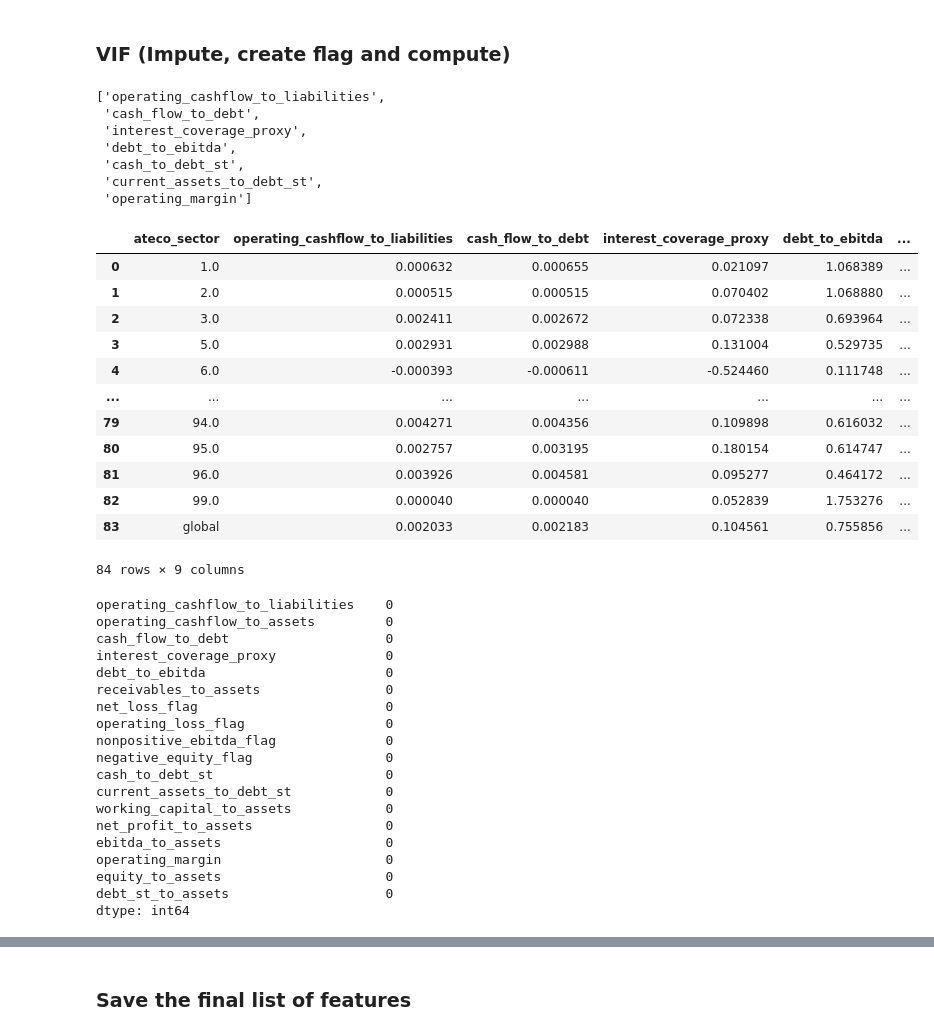
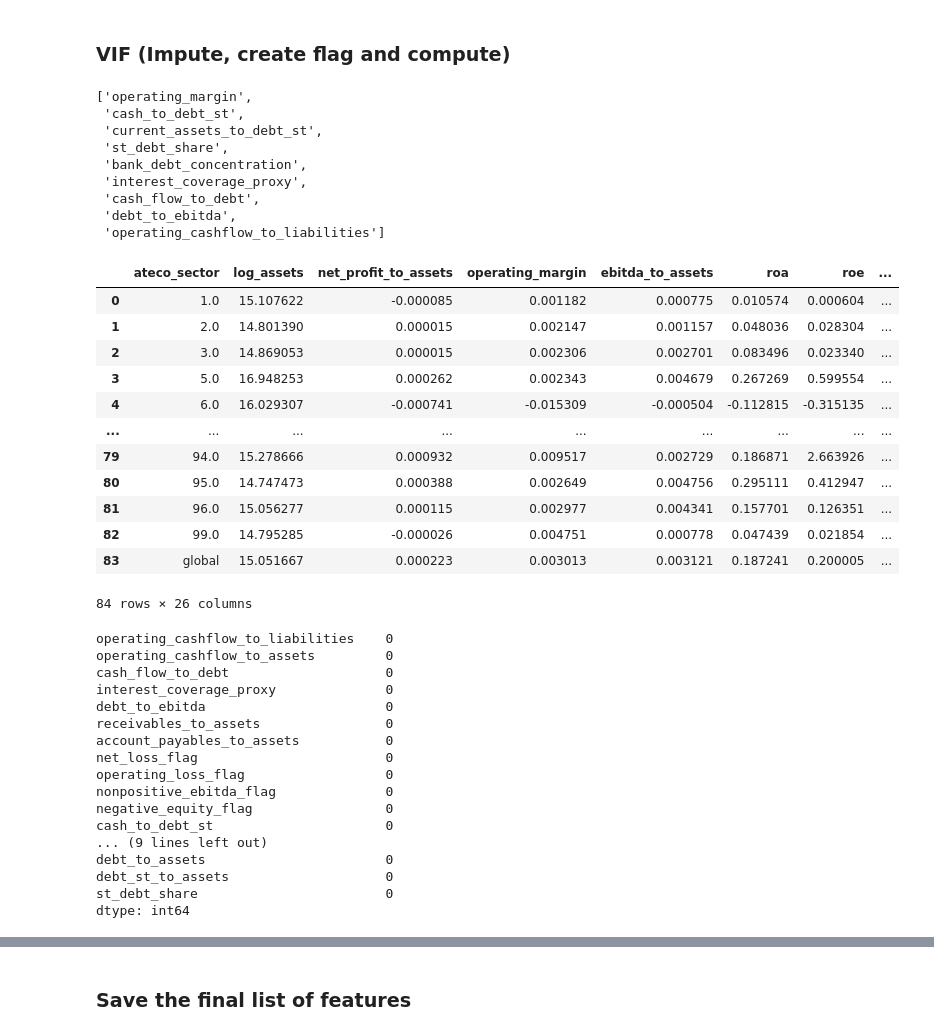
Before and after one commit to Anubhav3084/FinanceML-Course-Project, a Jupyter notebook: Project/Code/03_feature_selection.ipynb, the cells around one changed output, grey strips where cells are left out. Cells and saved outputs as stored; diff of their text form; code cells hidden in the pictures.

```diff
--- a/Project/Code/03_feature_selection.ipynb
+++ b/Project/Code/03_feature_selection.ipynb
@@ -72,7 +77,7 @@ def univariate_analysis(X, y, feature_categories):
 # %%
 feature_categories = {
     'size': ["log_assets"],
-    'profitability': ["net_profit_to_assets","operating_margin","ebitda_to_assets","roa"],
+    'profitability': ["net_profit_to_assets","operating_margin","ebitda_to_assets","roa", "roe"],
     'liquidity': ["working_capital_to_assets","cash_to_assets","cash_to_debt_st","current_assets_to_asset_total","current_assets_to_debt_st"],
     'solvency': ["equity_to_assets","debt_to_assets","debt_st_to_assets","st_debt_share","bank_debt_concentration"],
     'debt_servicing': ["interest_coverage_proxy","cash_flow_to_debt","debt_to_ebitda"],
@@ -177,37 +153,39 @@ selected_feats
 # %% [markdown]
 ### VIF (Impute, create flag and compute)
 # %%
-na_df = pd.DataFrame(train_feats[selected_feats].isna().sum())
+na_df = pd.DataFrame(train_feats.isna().sum())
 na_df.columns = ['na_cnt']
 cols_to_impute = list(na_df.query('na_cnt > 0').index)
 cols_to_impute
 # %% [output]
-['operating_cashflow_to_liabilities',
- 'cash_flow_to_debt',
- 'interest_coverage_proxy',
- 'debt_to_ebitda',
+['operating_margin',
  'cash_to_debt_st',
  'current_assets_to_debt_st',
- 'operating_margin']
+ 'st_debt_share',
+ 'bank_debt_concentration',
+ 'interest_coverage_proxy',
+ 'cash_flow_to_debt',
+ 'debt_to_ebitda',
+ 'operating_cashflow_to_liabilities']
 # %%
-feature_imputer = median_table_by_ateco_sector(train_feats, cols_to_impute, asset_col='log_assets')
+feature_imputer = median_table_by_ateco_sector(train_feats, [c for c in sum(feature_categories.values(), []) if 'flag' not in c and 'legal_struct' not in c], asset_col='log_assets')
 feature_imputer.to_csv('../Data/feature_imputer.csv', index=False)
 feature_imputer = pd.read_csv('../Data/feature_imputer.csv')
 feature_imputer
 # %% [output]
-|  | ateco_sector | operating_cashflow_to_liabilities | cash_flow_to_debt | interest_coverage_proxy | debt_to_ebitda | ... |
-| 0 | 1.0 | 0.000632 | 0.000655 | 0.021097 | 1.068389 | ... |
-| 1 | 2.0 | 0.000515 | 0.000515 | 0.070402 | 1.068880 | ... |
-| 2 | 3.0 | 0.002411 | 0.002672 | 0.072338 | 0.693964 | ... |
-| 3 | 5.0 | 0.002931 | 0.002988 | 0.131004 | 0.529735 | ... |
-| 4 | 6.0 | -0.000393 | -0.000611 | -0.524460 | 0.111748 | ... |
-| ... | ... | ... | ... | ... | ... | ... |
-| 79 | 94.0 | 0.004271 | 0.004356 | 0.109898 | 0.616032 | ... |
-| 80 | 95.0 | 0.002757 | 0.003195 | 0.180154 | 0.614747 | ... |
-| 81 | 96.0 | 0.003926 | 0.004581 | 0.095277 | 0.464172 | ... |
-| 82 | 99.0 | 0.000040 | 0.000040 | 0.052839 | 1.753276 | ... |
-| 83 | global | 0.002033 | 0.002183 | 0.104561 | 0.755856 | ... |
+|  | ateco_sector | log_assets | net_profit_to_assets | operating_margin | ebitda_to_assets | roa | roe | ... |
+| 0 | 1.0 | 15.107622 | -0.000085 | 0.001182 | 0.000775 | 0.010574 | 0.000604 | ... |
+| 1 | 2.0 | 14.801390 | 0.000015 | 0.002147 | 0.001157 | 0.048036 | 0.028304 | ... |
+| 2 | 3.0 | 14.869053 | 0.000015 | 0.002306 | 0.002701 | 0.083496 | 0.023340 | ... |
+| 3 | 5.0 | 16.948253 | 0.000262 | 0.002343 | 0.004679 | 0.267269 | 0.599554 | ... |
+| 4 | 6.0 | 16.029307 | -0.000741 | -0.015309 | -0.000504 | -0.112815 | -0.315135 | ... |
+| ... | ... | ... | ... | ... | ... | ... | ... | ... |
+| 79 | 94.0 | 15.278666 | 0.000932 | 0.009517 | 0.002729 | 0.186871 | 2.663926 | ... |
+| 80 | 95.0 | 14.747473 | 0.000388 | 0.002649 | 0.004756 | 0.295111 | 0.412947 | ... |
+| 81 | 96.0 | 15.056277 | 0.000115 | 0.002977 | 0.004341 | 0.157701 | 0.126351 | ... |
+| 82 | 99.0 | 14.795285 | -0.000026 | 0.004751 | 0.000778 | 0.047439 | 0.021854 | ... |
+| 83 | global | 15.051667 | 0.000223 | 0.003013 | 0.003121 | 0.187241 | 0.200005 | ... |
-84 rows × 9 columns
+84 rows × 26 columns
 # %%
 def missing_value_imputation(df, imputation_table, cols_to_impute, asset_col='asst_tot'):
     df_copy = df.copy()
@@ -232,5 +212,5 @@ train_feats_imputed = missing_value_imputation(train_feats, feature_imputer, col
 # %%
-train_feats_imputed[selected_feats].isna().sum()
+train_feats_imputed[auc_selected_feats].isna().sum()
 # %% [output]
 operating_cashflow_to_liabilities    0
 operating_cashflow_to_assets         0
@@ -238,16 +218,14 @@ cash_flow_to_debt                    0
 interest_coverage_proxy              0
 debt_to_ebitda                       0
 receivables_to_assets                0
+account_payables_to_assets           0
 net_loss_flag                        0
 operating_loss_flag                  0
 nonpositive_ebitda_flag              0
 negative_equity_flag                 0
 cash_to_debt_st                      0
-current_assets_to_debt_st            0
-working_capital_to_assets            0
-net_profit_to_assets                 0
-ebitda_to_assets                     0
-operating_margin                     0
-equity_to_assets                     0
+... (9 lines left out)
+debt_to_assets                       0
 debt_st_to_assets                    0
+st_debt_share                        0
 dtype: int64
```
Also changed, not shown: parts of 23 cells of this notebook, 21 other files.
